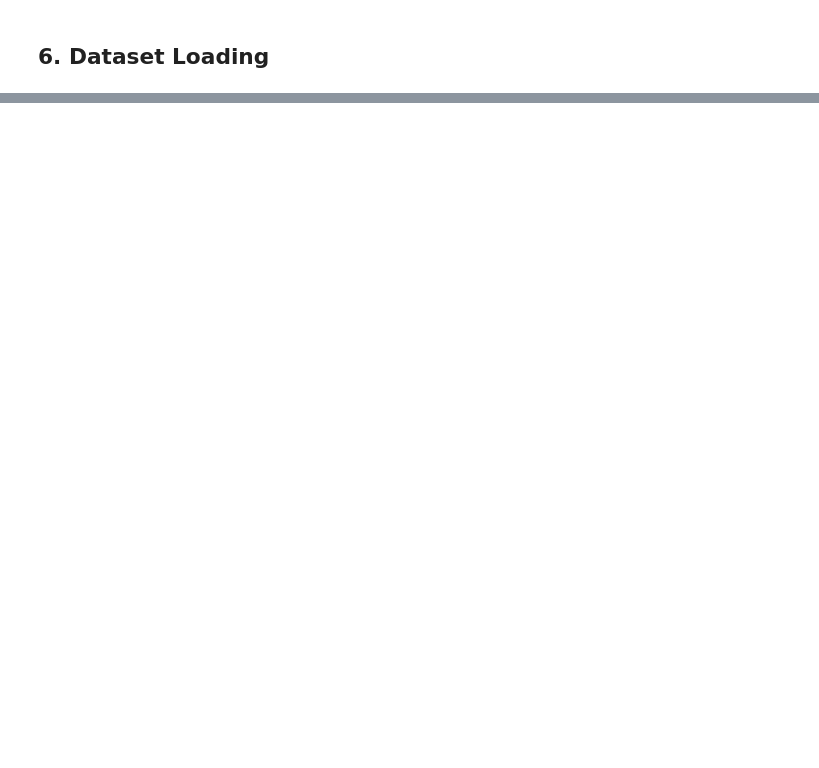
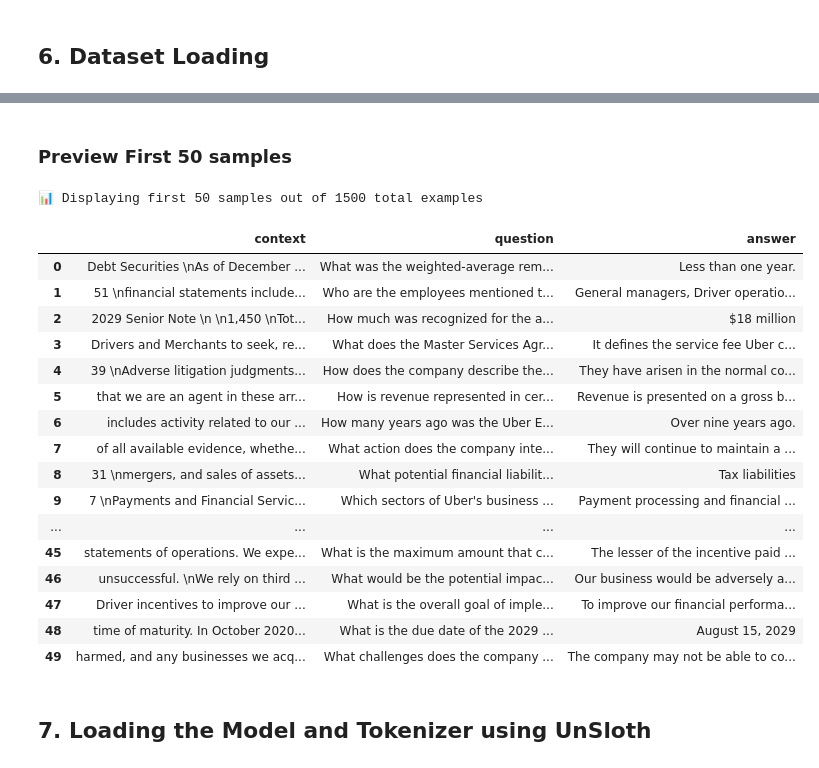
Before and after one commit to MircoFernando/Advanced-Hybrid-RAG-Finacial-Intelligence, a Jupyter notebook: notebooks/02_finetuning_intern.ipynb, the cells around one changed output, grey strips where cells are left out. Drawn from its saved outputs; the diff is of its cells as text; code cells hidden in the pictures; blank space fills up the shorter version.

```diff
--- a/notebooks/02_finetuning_intern.ipynb
+++ b/notebooks/02_finetuning_intern.ipynb
@@ -173,15 +176,16 @@ GOLDEN_TEST_SET_PATH = PROJECT_ROOT / "artifacts" / "test" / "golden_test_set.js
 
 CONFIG = {
     # Model
-    "base_model": "meta-llama/Meta-Llama-3-8B-Instruct",
+    "base_model": "unsloth/Llama-3.2-3B-Instruct-bnb-4bit",
 
     # Local Uber data
     "train_files": [str(UBER_DATASET_PATH), str(TRAIN_JSONL_PATH)],
     "eval_file": str(GOLDEN_TEST_SET_PATH),
     "dataset_sample": 1500,
+    "train_val_split": 0.8,  # 90% train, 10% validation
 
     # Tokenization
-    "max_length": 512,
+    "max_length": 1024,
 
     # Training
     "num_train_epochs": 1,
@@ -212,7 +216,7 @@ CONFIG = {
     "push_to_hub": False,
 
     # Generation
-    "max_new_tokens": 128,
+    "max_new_tokens": 256,
     "temperature": 0.0,
     "do_sample": False,
 }
@@ -270 +317,34 @@ NameError: name 'TRAIN_JSONL_PATH' is not defined
+# %% [markdown]
+### Preview First 50 samples
+# %%
+import pandas as pd
+
+# Convert first 50 samples to dataframe
+df_preview = pd.DataFrame(train_dataset[:50])
+
+# Display with formatting
+pd.set_option('display.max_colwidth', 100)  # Limit column width for readability
+print(f"📊 Displaying first 50 samples out of {len(dataset)} total examples\n")
+df_preview
+# %% [output]
+📊 Displaying first 50 samples out of 1500 total examples
+|  | context | question | answer |
+| 0 | Debt Securities \nAs of December ... | What was the weighted-average rem... | Less than one year. |
+| 1 | 51 \nfinancial statements include... | Who are the employees mentioned t... | General managers, Driver operatio... |
+| 2 | 2029 Senior Note \n \n1,450 \nTot... | How much was recognized for the a... | $18 million |
+| 3 | Drivers and Merchants to seek, re... | What does the Master Services Agr... | It defines the service fee Uber c... |
+| 4 | 39 \nAdverse litigation judgments... | How does the company describe the... | They have arisen in the normal co... |
+| 5 | that we are an agent in these arr... | How is revenue represented in cer... | Revenue is presented on a gross b... |
+| 6 | includes activity related to our ... | How many years ago was the Uber E... | Over nine years ago. |
+| 7 | of all available evidence, whethe... | What action does the company inte... | They will continue to maintain a ... |
+| 8 | 31 \nmergers, and sales of assets... | What potential financial liabilit... | Tax liabilities |
+| 9 | 7 \nPayments and Financial Servic... | Which sectors of Uber's business ... | Payment processing and financial ... |
+| ... | ... | ... | ... |
+| 45 | statements of operations. We expe... | What is the maximum amount that c... | The lesser of the incentive paid ... |
+| 46 | unsuccessful. \nWe rely on third ... | What would be the potential impac... | Our business would be adversely a... |
+| 47 | Driver incentives to improve our ... | What is the overall goal of imple... | To improve our financial performa... |
+| 48 | time of maturity. In October 2020... | What is the due date of the 2029 ... | August 15, 2029 |
+| 49 | harmed, and any businesses we acq... | What challenges does the company ... | The company may not be able to co... |
+# %% [markdown]
+## 7. Loading the Model and Tokenizer using UnSloth
 # %%
```
Also changed, not shown: parts of 13 cells of this notebook.
